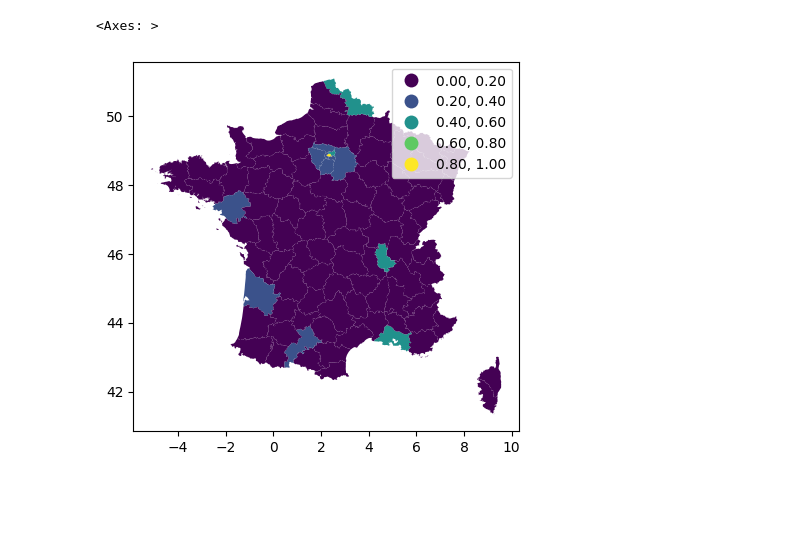
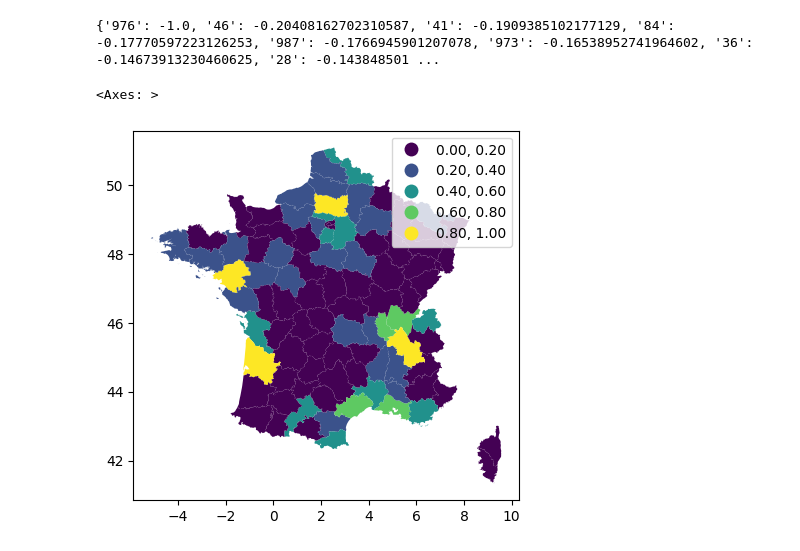
Before and after one commit to LoicLeguille/crimes-delits, a Jupyter notebook: main.ipynb, the cells around one changed output. Cells and saved outputs as stored; diff of their text form; code cells hidden in the pictures; blank space fills up the shorter version.

```diff
--- a/main.ipynb
+++ b/main.ipynb
@@ -255,13 +240,20 @@ plt.show()
 # %%
+pred = '2022'
 arma_rmse, r2_arma = 0, 0
 sma_rmse, r2_sma = 0, 0
 ema_rmse, r2_ema = 0, 0
 mlp_rmse, r2_mlp = 0, 0
 geo_def_pred = gpd.read_file(Constant.GEOJSON_FILE)
-geo_def_pred['Services PN 2021'] = np.int_
+geo_def_pred[f'Services {Constant.SERVICE} {pred}'] = np.int_
+variation = {}
 
 for dept in tqdm(df_train.drop(['services', 'y'], axis=1).columns) :
     y = df_train[dept].astype(int)
+
+    # AR Model
+    ar_model = AutoReg(df_train['y'].astype(int), 1).fit()
+    y_pred_ar = ar_model.forecast(len(df_test))
+
     arima_model = ARIMA(y, order = (1, 2, 2))
     arima_model = arima_model.fit()
 
@@ -284,6 +276,10 @@ for dept in tqdm(df_train.drop(['services', 'y'], axis=1).columns) :
     y_pred_mlp = mlp_model.predict(df_test.drop(['services'], axis=1))
 
     # metrics
+
+    ar_rmse = np.sqrt(mean_squared_error(df_test["y"].values, y_pred_ar))
+    r2_ar = r2_score(df_test["y"].values, y_pred_ar)
+
     arma_rmse += np.sqrt(mean_squared_error(df_test[dept].values, y_pred_df_arima["Predictions"]))
     r2_arma += r2_score(df_test["y"].values, y_pred_df_arima["Predictions"])
 
@@ -296,8 +292,15 @@ for dept in tqdm(df_train.drop(['services', 'y'], axis=1).columns) :
     mlp_rmse += np.sqrt(mean_squared_error(df_test[dept].values, y_pred_mlp))
     r2_mlp += r2_score(df_test["y"].values, y_pred_mlp)
 
-    geo_def_pred.loc[geo_def_pred.index[geo_def_pred['code'] == dept], 'Services PN 2021'] = y_pred_ema[0]
+    #geo_def_pred.loc[geo_def_pred.index[geo_def_pred['code'] == dept], f'Services {Constant.SERVICE} {pred}'] = y_pred_ar[0]
+    #geo_def_pred.loc[geo_def_pred.index[geo_def_pred['code'] == dept], f'Services {Constant.SERVICE} {pred}'] = y_pred_df_arima[0]
+    #geo_def_pred.loc[geo_def_pred.index[geo_def_pred['code'] == dept], f'Services {Constant.SERVICE} {pred}'] = y_pred_ema[0]
+    #geo_def_pred.loc[geo_def_pred.index[geo_def_pred['code'] == dept], f'Services {Constant.SERVICE} {pred}'] = y_pred_mlp[0]
+    geo_def_pred.loc[geo_def_pred.index[geo_def_pred['code'] == dept], f'Services {Constant.SERVICE} {pred}'] = y_pred_sma[0]
 
+    variation[dept] = (y_pred_sma[0] - df_test[dept].values[0]) / df_test[dept].values[0]
+
+log.info("AR RMSE: %s, AR R²: %s", ar_rmse / len(df_train.drop(['services', 'y'], axis=1).columns), r2_ar/ len(df_train.drop(['services', 'y'], axis=1).columns))
 log.info("ARIMA RMSE: %s, ARIMA R²: %s", arma_rmse / len(df_train.drop(['services', 'y'], axis=1).columns), r2_arma / len(df_train.drop(['services', 'y'], axis=1).columns))
 log.info("SMA RMSE: %s, SMA R²: %s", sma_rmse / len(df_train.drop(['services', 'y'], axis=1).columns), r2_sma / len(df_train.drop(['services', 'y'], axis=1).columns))
 log.info("EMA RMSE: %s, EMA R²: %s", ema_rmse / len(df_train.drop(['services', 'y'], axis=1).columns), r2_ema / len(df_train.drop(['services', 'y'], axis=1).columns))
@@ -310,10 +314,15 @@ log.info("MLP RMSE: %s, MLP R²: %s", mlp_rmse / len(df_train.drop(['services',
+# %%
+variation = dict(sorted(variation.items(), key=lambda item: item[1]))
+print(variation)
+# %% [output]
+{'976': -1.0, '46': -0.20408162702310587, '41': -0.1909385102177129, '84': -0.17770597223126253, '987': -0.1766945901207078, '973': -0.16538952741964602, '36': -0.14673913230460625, '28': -0.143848501 ...
 # %%
-geo_def_pred['Services PN 2021'] /= geo_def_pred['Services PN 2021'].max()
+geo_def_pred[f'Services {Constant.SERVICE} {pred}'] /= geo_def_pred[f'Services {Constant.SERVICE} {pred}'].max()
 # %%
-geo_def_pred.plot(column='Services PN 2021', legend=True, scheme="prettybreaks")
+geo_def_pred.plot(column=f'Services {Constant.SERVICE} {pred}', legend=True, scheme="prettybreaks")
 # %% [output]
 <Axes: >
-[figure, old version]
+[figure, new version]
 # %%
 log.debug('End')
 log.info('Finished successfully in %.2fs', time.time() - starting_time)
```
Also changed, not shown: parts of 13 cells of this notebook.
